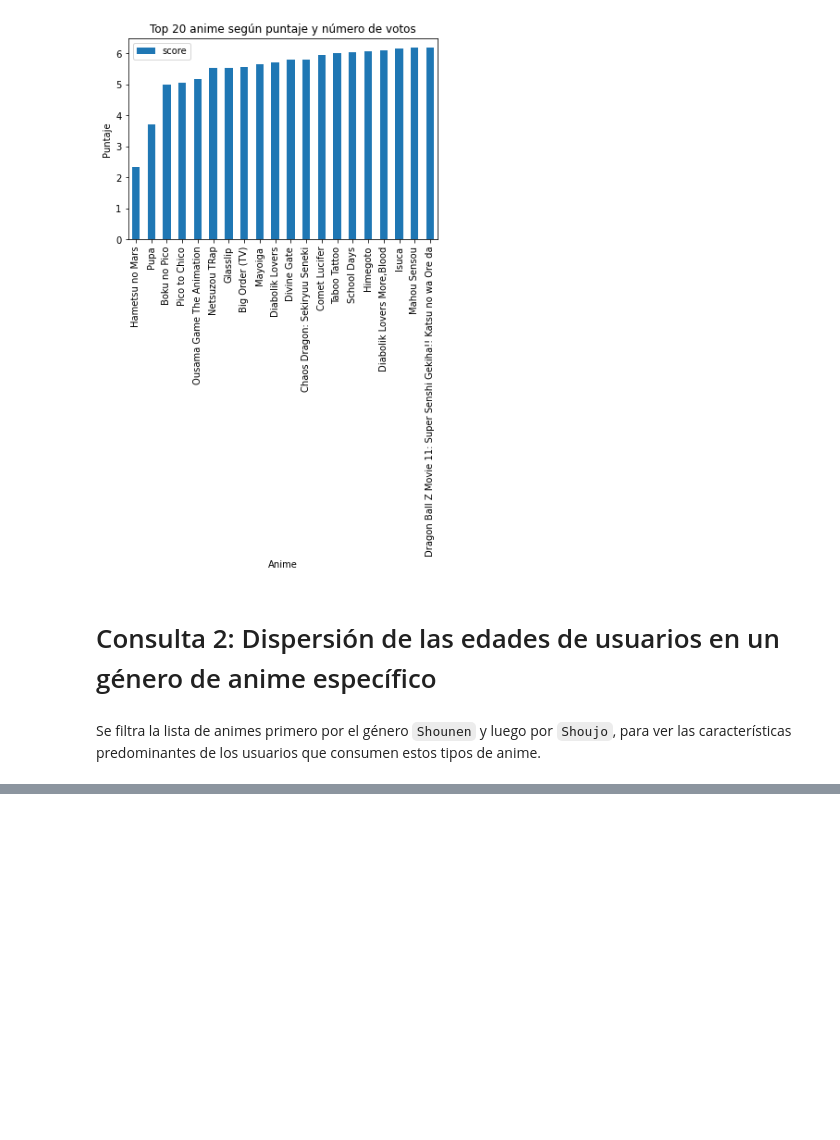
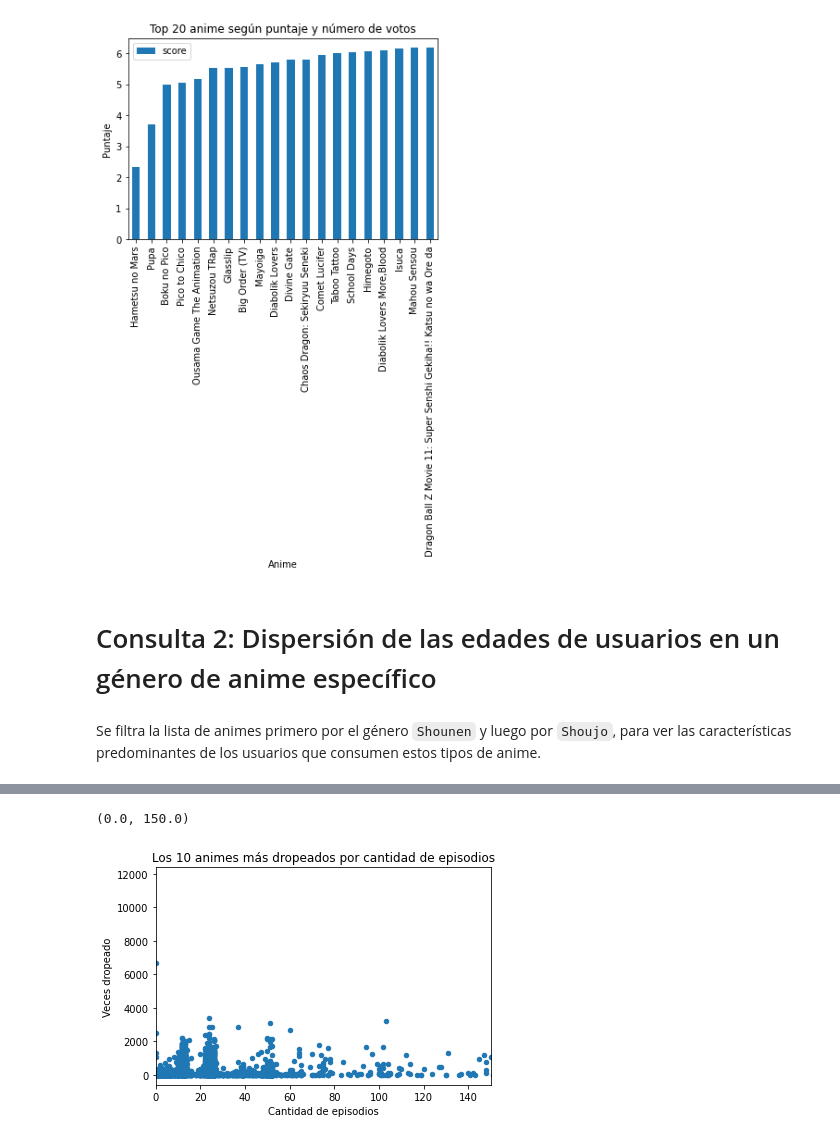
Before and after one commit to oppallios/mineria_g9_anime, a Jupyter notebook: anime.ipynb, the cells around one changed output, grey strips where cells are left out. Saved outputs shown, nothing was run; the diff lists cells and outputs as text; code cells hidden in the pictures; blank space fills up the shorter version.

```diff
--- a/anime.ipynb
+++ b/anime.ipynb
@@ -267,0 +311,14 @@ Text(0, 0.5, 'Cantidad de usuarios')
+# %%
+anime_dropped = animelists[['anime_id', 'my_status']] #proyeccion sobre datos significativos
+
+anime_dropped = anime_dropped[anime_dropped['my_status'] == 4] #se dejan solo los dropeados
+
+count_dropped = anime_dropped['anime_id'].value_counts(dropna=True, sort=True) #se cuentan las repeticiones del id
+
+count_dropped = count_dropped.rename_axis('anime_id').to_frame('counts') #se convierte en un dataframe
+
+anime_names = anime[['title','anime_id','score','genre']]
+
+count_dropped = count_dropped.merge(anime_names, on='anime_id', how='inner') #se obtienen los nombres a partir del id
+
+count_dropped.head(20) #primeros 20
@@ -267,0 +343,17 @@ Text(0, 0.5, 'Cantidad de usuarios')
+# %%
+count_dropped = count_dropped.merge(anime, on='anime_id', how='inner')
+
+# grafica los 10 animes más dropeados por cantidad de episodios
+# en un grafico de puntos in range 0-500
+count_dropped.plot(x='episodes', y='counts', kind='scatter')
+
+plt.title('Los 10 animes más dropeados por cantidad de episodios')
+
+plt.xlabel('Cantidad de episodios')
+
+plt.ylabel('Veces dropeado')
+
+plt.xlim(0, 150)
+# %% [output]
+(0.0, 150.0)
+[figure, added]
```
Also changed, not shown: parts of 20 cells of this notebook.
